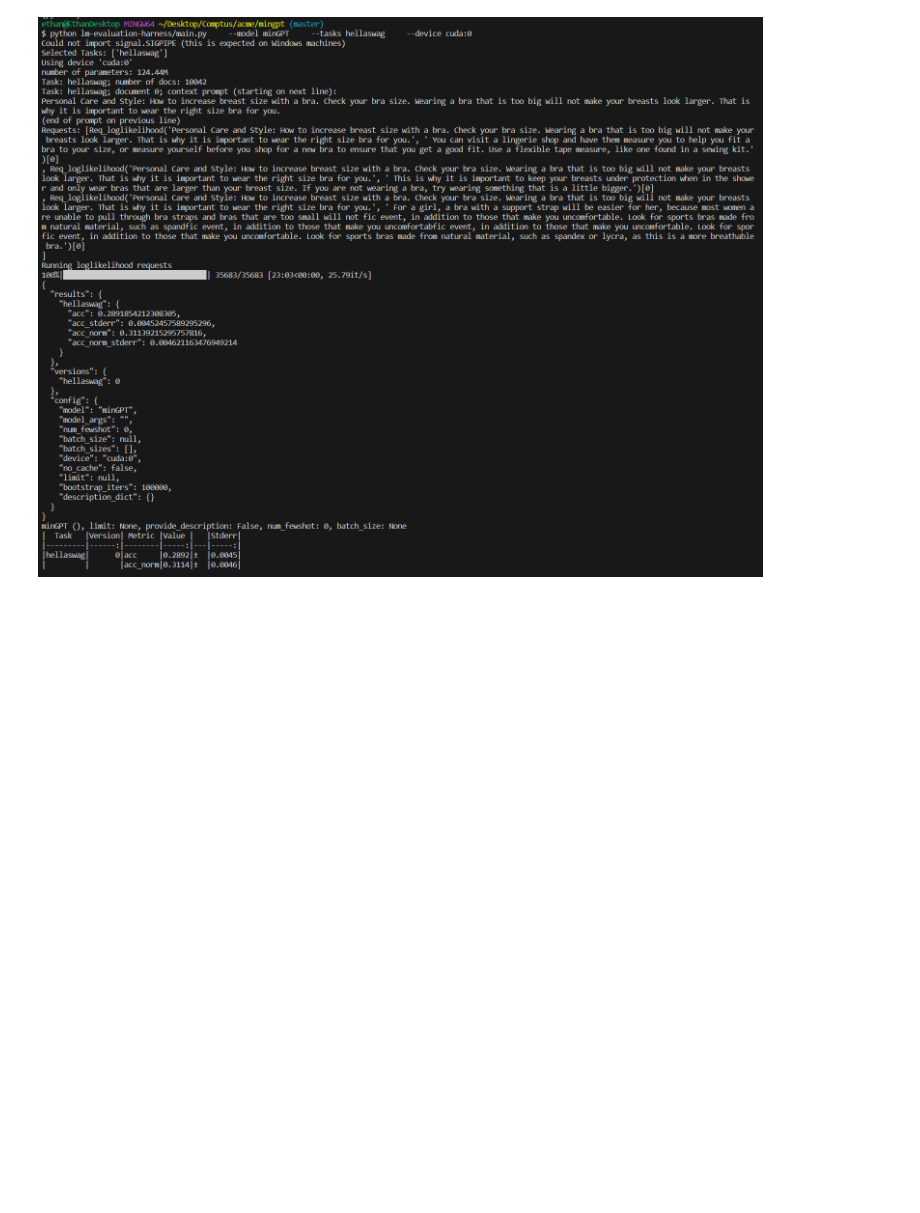
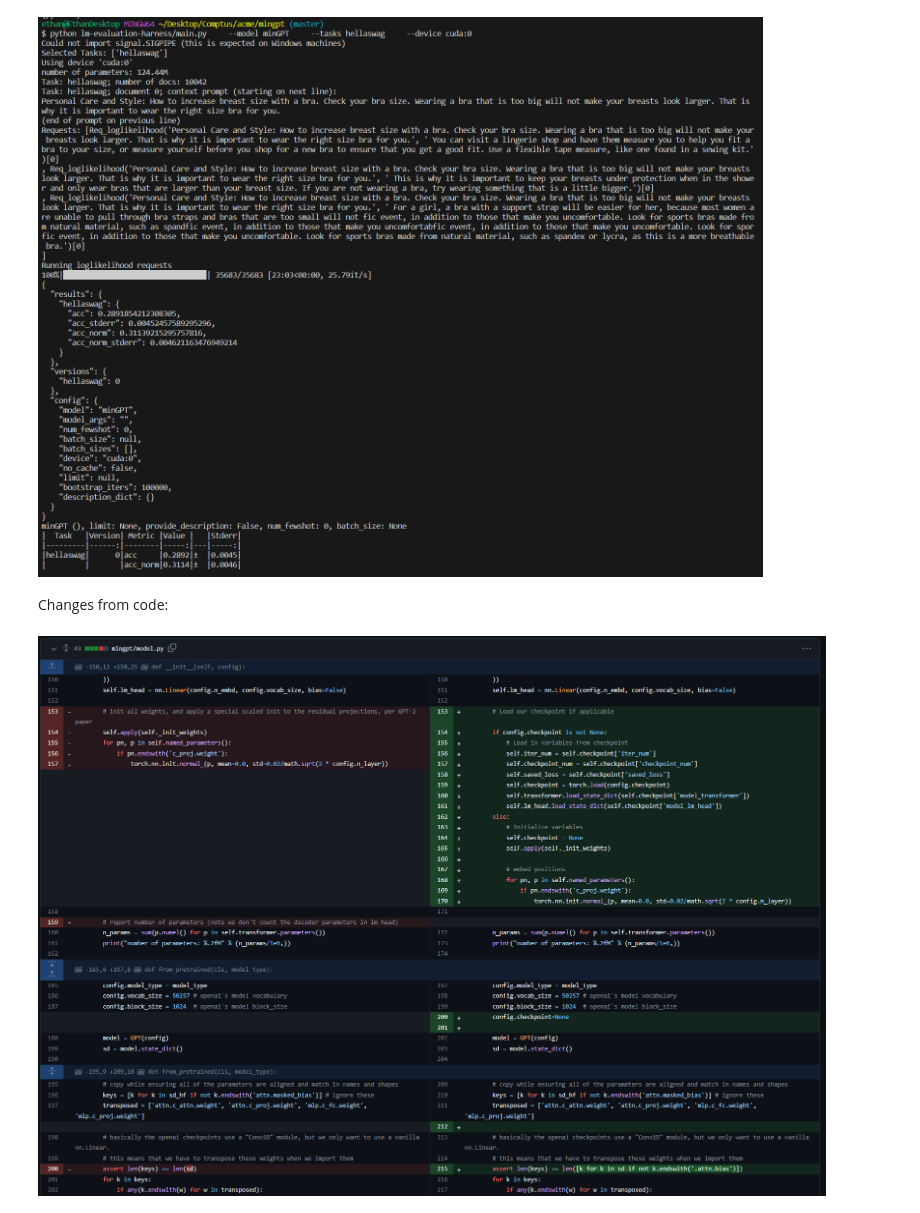
Before and after one commit to EthanRCT/minGPT, a Jupyter notebook: 2a.ipynb, the cells around one changed output. Cells and saved outputs as stored; diff of their text form; code cells hidden in the pictures; blank space fills up the shorter version.

Commit message:
diff files

```diff
--- a/2a.ipynb
+++ b/2a.ipynb
@@ -112,3 +112,9 @@ from IPython.display import Image
 Image(filename="lm-eval_results.png")
 # %% [output]
 [figure]
+# %% [markdown]
+Changes from code:
+# %%
+Image(filename="diff_1.png")
+# %% [output]
+[figure, added]
```
Also changed, not shown: parts of 3 cells of this notebook, 4 other files.
